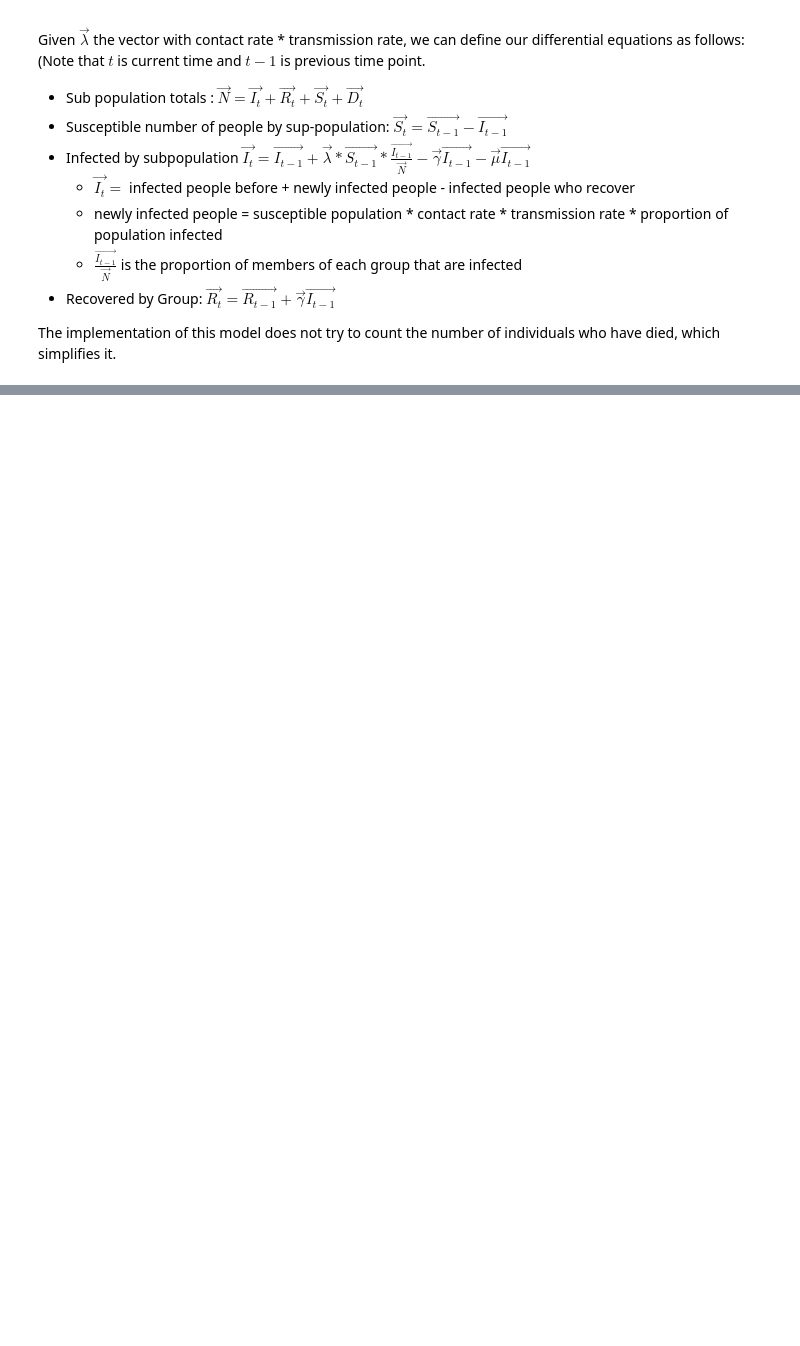
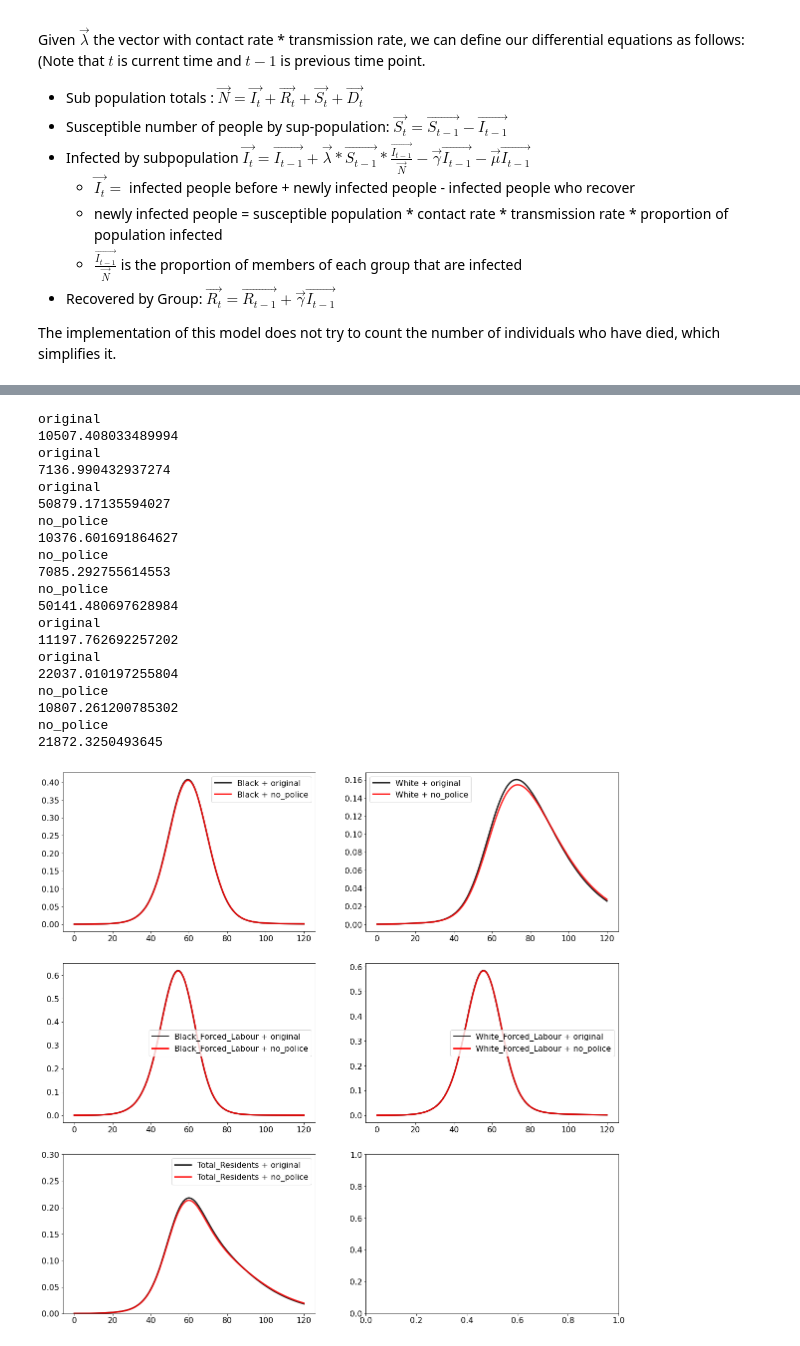
Before and after one commit to rachelwarren/CPE_Covid_Model, a Jupyter notebook: model/Model.ipynb, the cells around one changed output, grey strips where cells are left out. Saved outputs shown, nothing was run; the diff lists cells and outputs as text; code cells hidden in the pictures; blank space fills up the shorter version.

```diff
--- a/model/Model.ipynb
+++ b/model/Model.ipynb
@@ -207,2 +205,0 @@ full_summary_stats.to_csv(sum_stats_path)
-# %%
-i = infection_maps['I10_PI0.35_L14___pc10_pgrp17']
@@ -211,0 +274,2 @@ p = pop_for_model.loc['original']
+# %%
+p = group_sizes.loc['no_policy_original']
@@ -237,0 +343,56 @@ pop_sizes.head()
+# %%
+model_colors = {
+    'original' : 'k',
+   # 'eq_forced_labour': 'p',
+  #  'no_prison': 'b',
+    'no_police': 'g'
+   # 'no_prison_or_police': 'r'
+#     'no_forced_labour' : 'orange'
+}
+
+def plot_infection_number_seperate_race(ax,i,infections_df, group_size, groups, color_column, color_key):
+    for k, v in color_key.items():
+        df = infections_df[infections_df[color_column] == k]
+        for j in range(0, len(groups)):
+            group = groups[j]
+            print(k)
+            print(df[group].iloc[30])
+            label_name = f'{group} + {k}'
+            ax[j,i].plot(df['Day'].values, df[group]/group_size[group], v, alpha=0.85, lw=3, label = label_name)
+            ax[j,i].legend()
+            #ax[j,i].set_xlim(30, 50)
+
+
+
+fig, ax  = plt.subplots(3, 2, figsize = (20, 20))
+
+plot_infection_number_seperate_race(ax, 0, infection_maps['no_policy'], p, ['Black', 'Black_Forced_Labour', 'Total_Residents'], 'model_name', {
+    'original' : 'k',
+    'no_police': 'r'} )
+plot_infection_number_seperate_race(ax, 1, infection_maps['no_policy'], p, ['White', 'White_Forced_Labour'], 'model_name', {
+    'original' : 'k',
+    'no_police': 'r'} )
+ax[2,0].set_ylim(0,0.3)
+plt.show()
+# %% [output]
+original
+10507.408033489994
+original
+7136.990432937274
+original
+50879.17135594027
+no_police
+10376.601691864627
+no_police
+7085.292755614553
+no_police
+50141.480697628984
+original
+11197.762692257202
+original
+22037.010197255804
+no_police
+10807.261200785302
+no_police
+21872.3250493645
+[figure, added]
```
Also changed, not shown: parts of 32 cells of this notebook, 8 other files.
